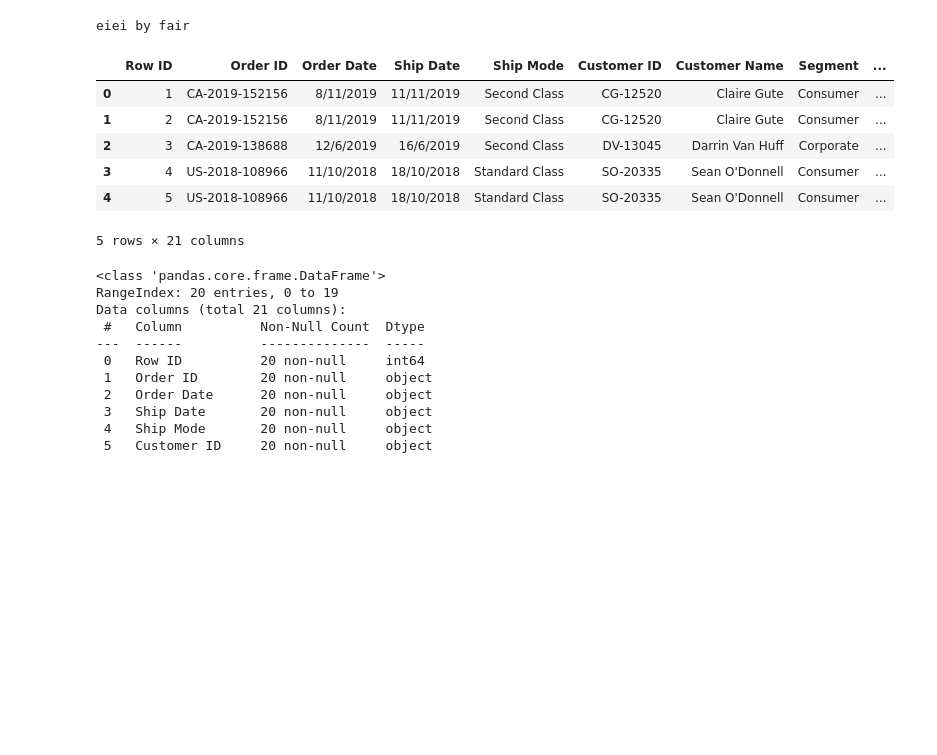
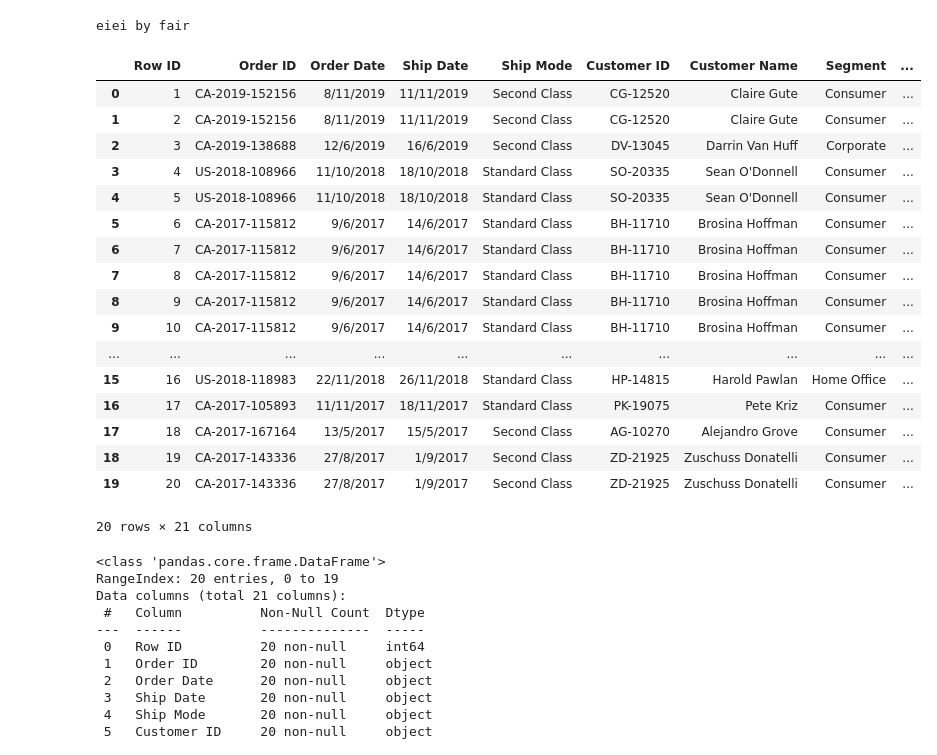
Before and after one commit to ThanawatKMUTNB/DataViz, a Jupyter notebook: testCSV.ipynb, the cells around one changed output. Drawn from its saved outputs; the diff is of its cells as text; code cells hidden in the pictures; blank space fills up the shorter version.

```diff
--- a/testCSV.ipynb
+++ b/testCSV.ipynb
@@ -26,18 +26,29 @@ file.close()
 # %%
 import csv
 import pandas as pd
 
 #pd.options.display.max_rows = 10
 df = pd.read_csv('SS_20lines.csv', encoding='windows-1252')
-df.head()
+df.head(21)
 # %% [output]
 |  | Row ID | Order ID | Order Date | Ship Date | Ship Mode | Customer ID | Customer Name | Segment | ... |
 | 0 | 1 | CA-2019-152156 | 8/11/2019 | 11/11/2019 | Second Class | CG-12520 | Claire Gute | Consumer | ... |
 | 1 | 2 | CA-2019-152156 | 8/11/2019 | 11/11/2019 | Second Class | CG-12520 | Claire Gute | Consumer | ... |
 | 2 | 3 | CA-2019-138688 | 12/6/2019 | 16/6/2019 | Second Class | DV-13045 | Darrin Van Huff | Corporate | ... |
 | 3 | 4 | US-2018-108966 | 11/10/2018 | 18/10/2018 | Standard Class | SO-20335 | Sean O'Donnell | Consumer | ... |
 | 4 | 5 | US-2018-108966 | 11/10/2018 | 18/10/2018 | Standard Class | SO-20335 | Sean O'Donnell | Consumer | ... |
+| 5 | 6 | CA-2017-115812 | 9/6/2017 | 14/6/2017 | Standard Class | BH-11710 | Brosina Hoffman | Consumer | ... |
+| 6 | 7 | CA-2017-115812 | 9/6/2017 | 14/6/2017 | Standard Class | BH-11710 | Brosina Hoffman | Consumer | ... |
+| 7 | 8 | CA-2017-115812 | 9/6/2017 | 14/6/2017 | Standard Class | BH-11710 | Brosina Hoffman | Consumer | ... |
+| 8 | 9 | CA-2017-115812 | 9/6/2017 | 14/6/2017 | Standard Class | BH-11710 | Brosina Hoffman | Consumer | ... |
+| 9 | 10 | CA-2017-115812 | 9/6/2017 | 14/6/2017 | Standard Class | BH-11710 | Brosina Hoffman | Consumer | ... |
+| ... | ... | ... | ... | ... | ... | ... | ... | ... | ... |
+| 15 | 16 | US-2018-118983 | 22/11/2018 | 26/11/2018 | Standard Class | HP-14815 | Harold Pawlan | Home Office | ... |
+| 16 | 17 | CA-2017-105893 | 11/11/2017 | 18/11/2017 | Standard Class | PK-19075 | Pete Kriz | Consumer | ... |
+| 17 | 18 | CA-2017-167164 | 13/5/2017 | 15/5/2017 | Second Class | AG-10270 | Alejandro Grove | Consumer | ... |
+| 18 | 19 | CA-2017-143336 | 27/8/2017 | 1/9/2017 | Second Class | ZD-21925 | Zuschuss Donatelli | Consumer | ... |
+| 19 | 20 | CA-2017-143336 | 27/8/2017 | 1/9/2017 | Second Class | ZD-21925 | Zuschuss Donatelli | Consumer | ... |
-5 rows × 21 columns
+20 rows × 21 columns
 # %%
 df.info()
 # %% [output]
```
Also changed, not shown: parts of 1 cell of this notebook, 1 other file.
